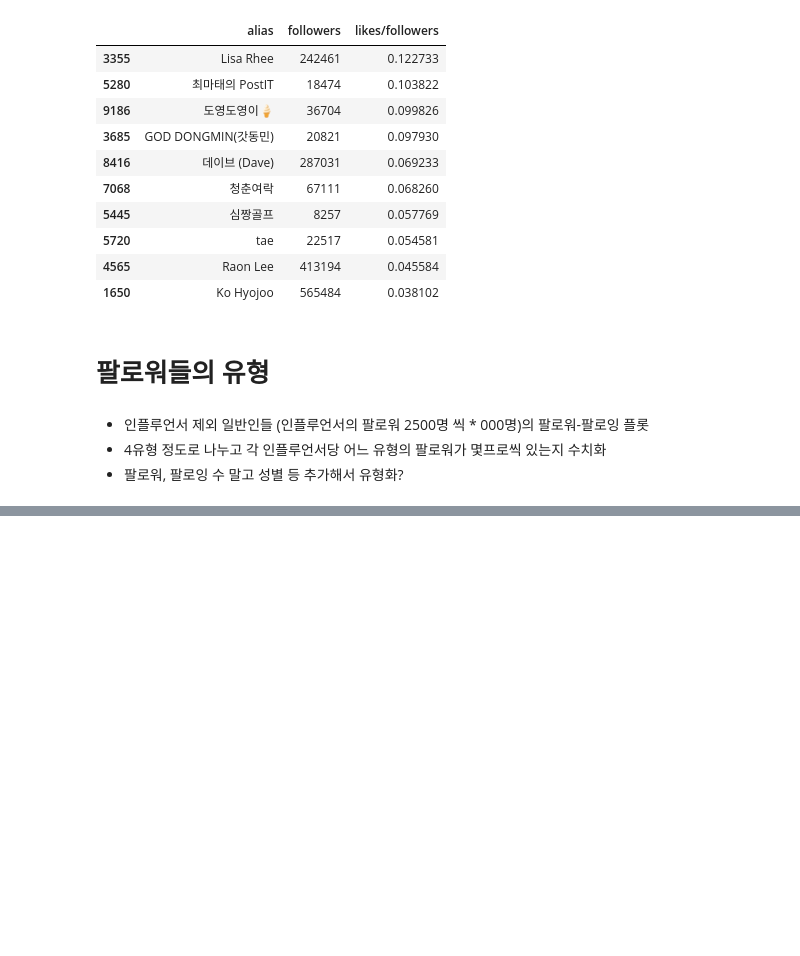
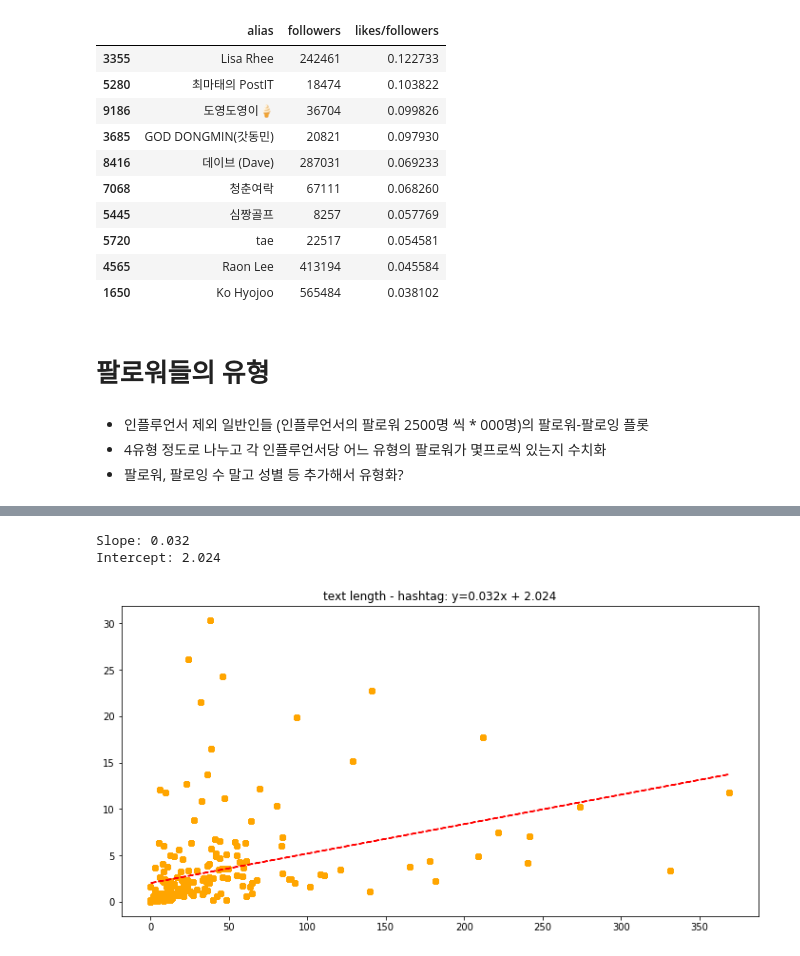
Before and after one commit to ko9ma7/BTXGH, a Jupyter notebook: instagramEDA/sy_EDA.ipynb, the cells around one changed output, grey strips where cells are left out. Cells and saved outputs as stored; diff of their text form; code cells hidden in the pictures; blank space fills up the shorter version.

```diff
--- a/instagramEDA/EDA.ipynb
+++ b/instagramEDA/sy_EDA.ipynb
@@ -555,0 +573,6 @@ df.drop_duplicates('username').sort_values(['ppl_img_ratio', 'likes/followers'],
+# %%
+import re
+import pandas as pd
+
+#df = pd.read_csv('c:/users/home/desktop/BTXGH/instagramEDA/total_data.csv')
+df = pd.read_csv('c:/users/home/desktop/total_data.csv')
@@ -555,0 +598,2 @@ df.drop_duplicates('username').sort_values(['ppl_img_ratio', 'likes/followers'],
+# %%
+df.fillna(0, inplace=True)
@@ -555,0 +631,2 @@ df.drop_duplicates('username').sort_values(['ppl_img_ratio', 'likes/followers'],
+# %%
+newDf = df.join(captionDf)
@@ -555,0 +643,4 @@ df.drop_duplicates('username').sort_values(['ppl_img_ratio', 'likes/followers'],
+# %%
+# 해시태그 제외 caption text 길이
+newDf['avg_text'] = newDf['caption_len'].groupby(newDf['name']).transform('mean')
+newDf[['name', 'avg_text']].head()
@@ -555,0 +654,18 @@ df.drop_duplicates('username').sort_values(['ppl_img_ratio', 'likes/followers'],
+# %%
+ax = newDf['avg_text']
+ay = newDf['avg_hashtag']
+
+plt.figure(figsize=(12,6))
+plt.scatter(ax, ay, color='orange')
+
+z = np.polyfit(ax, ay, 1)
+p = np.poly1d(z)
+plt.plot(ax,p(ax),"r--")
+
+plt.title('text length - hashtag: y={0:.3f}x + {1:.3f}'.format(z[0], z[1]))
+print('Slope: {0:.3f}'.format(z[0]))
+print('Intercept: {0:.3f}'.format(z[1]))
+# %% [output]
+Slope: 0.032
+Intercept: 2.024
+[figure, added]
```
Also changed, not shown: parts of 39 cells of this notebook, 2 other files.
